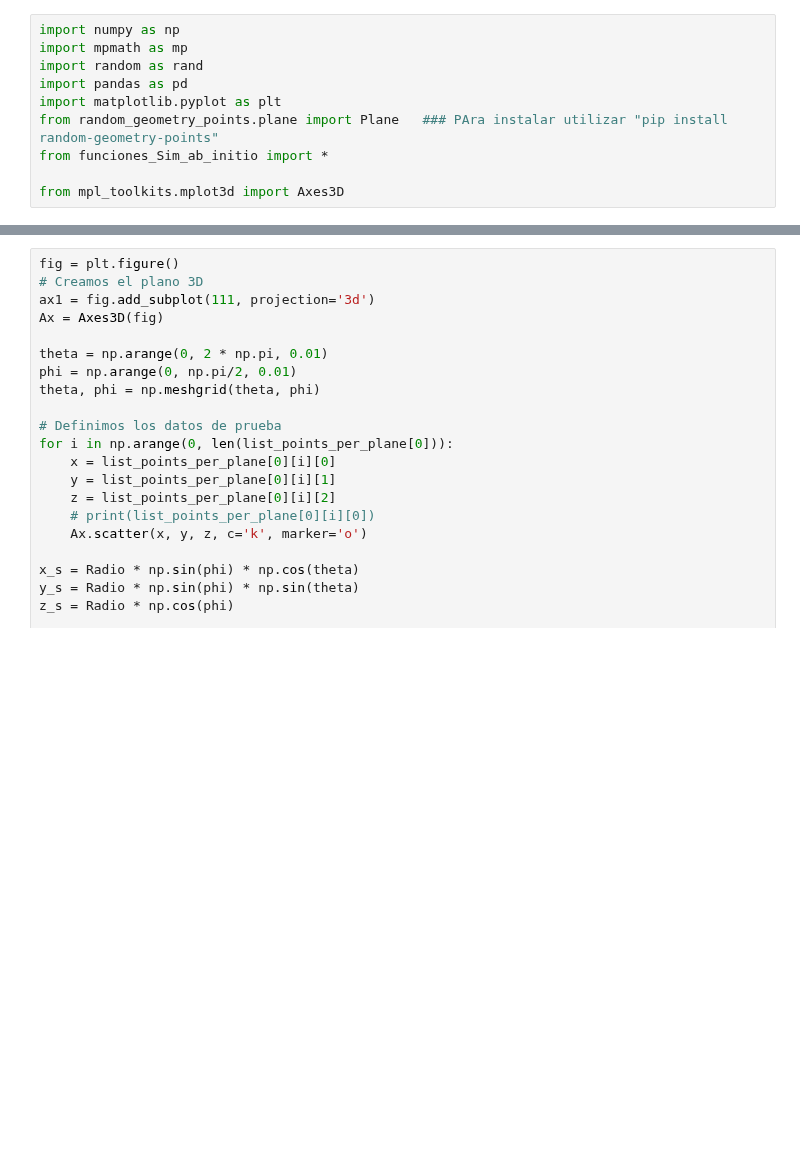
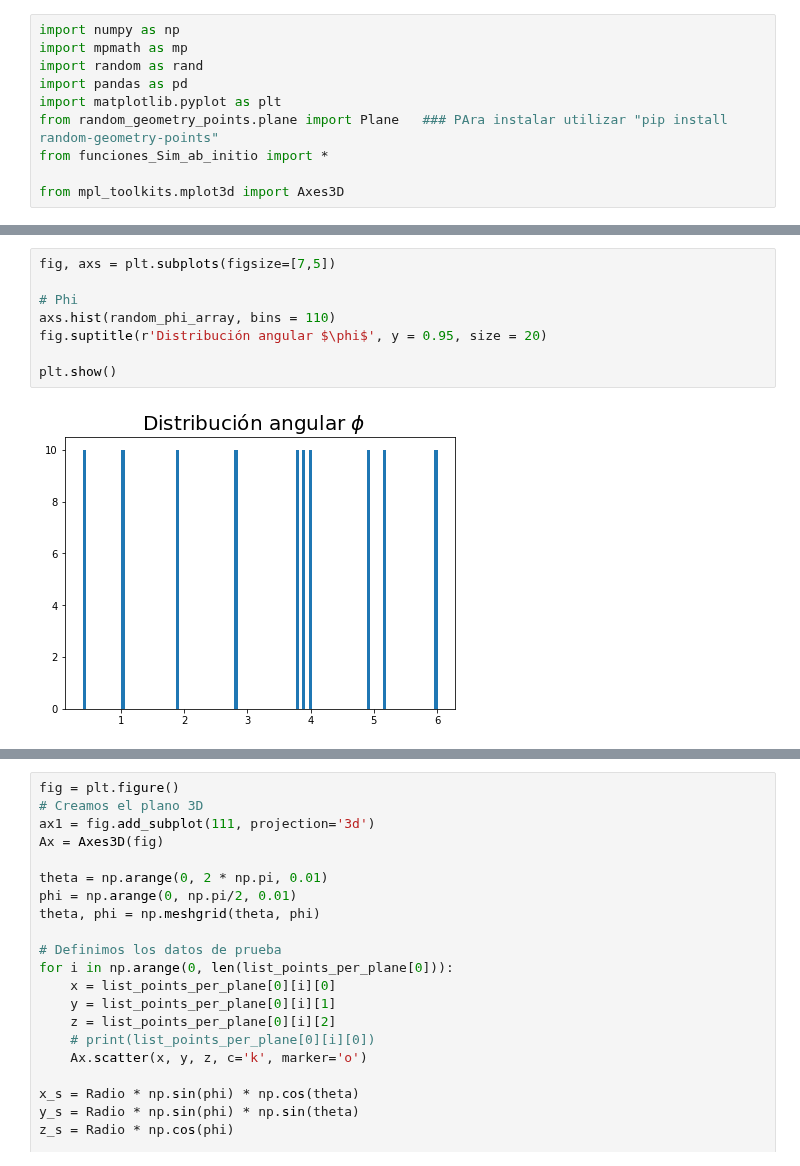
Before and after one commit to mausanram/CodigosICN, a Jupyter notebook: Simulacion_ab_initio/Sim_ab_initio.ipynb, the cells around one changed output, grey strips where cells are left out. Cells and saved outputs as stored; diff of their text form; blank space fills up the shorter version.

```diff
--- a/Simulacion_ab_initio/Sim_ab_initio.ipynb
+++ b/Simulacion_ab_initio/Sim_ab_initio.ipynb
@@ -103,0 +57,10 @@ Número total de eventos simulados:  15710
+# %%
+fig, axs = plt.subplots(figsize=[7,5])
+
+# Phi
+axs.hist(random_phi_array, bins = 110)
+fig.suptitle(r'Distribución angular $\phi$', y = 0.95, size = 20)
+
+plt.show()
+# %% [output]
+[figure, added]
```
Also changed, not shown: parts of 7 cells of this notebook, 3 other files.
